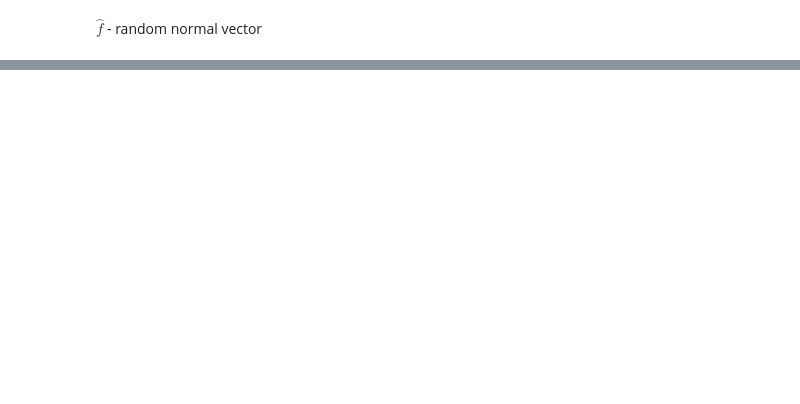
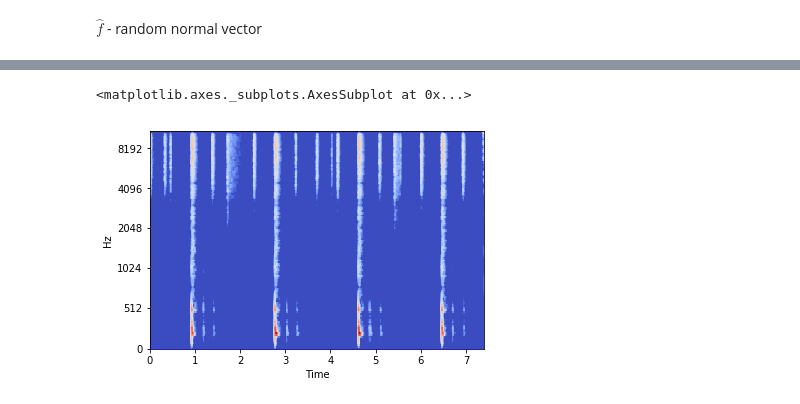
Before and after one commit to lambdaofgod/examples-counterexamples, a Jupyter notebook: notebooks/Audio in Jupyter - DSP.ipynb, the cells around one changed output, grey strips where cells are left out. Saved outputs shown, nothing was run; the diff lists cells and outputs as text; code cells hidden in the pictures; blank space fills up the shorter version.

```diff
--- a/notebooks/Audio in Jupyter - DSP.ipynb
+++ b/notebooks/Audio in Jupyter - DSP.ipynb
@@ -85,0 +113,9 @@ plot_spectrogram(*x_random_frequency_spectrogram_data)
+# %%
+wave_melspectrogram =  librosa.feature.melspectrogram(wave, sr=rate, n_fft=n_fft, hop_length=hop_length)
+
+librosa.display.specshow(
+    librosa.amplitude_to_db(abs(wave_melspectrogram)),
+    sr=rate, y_axis='mel', x_axis='time', cmap='coolwarm')
+# %% [output]
+<matplotlib.axes._subplots.AxesSubplot at 0x...>
+[figure, added]
```
Also changed, not shown: parts of 21 cells of this notebook.
